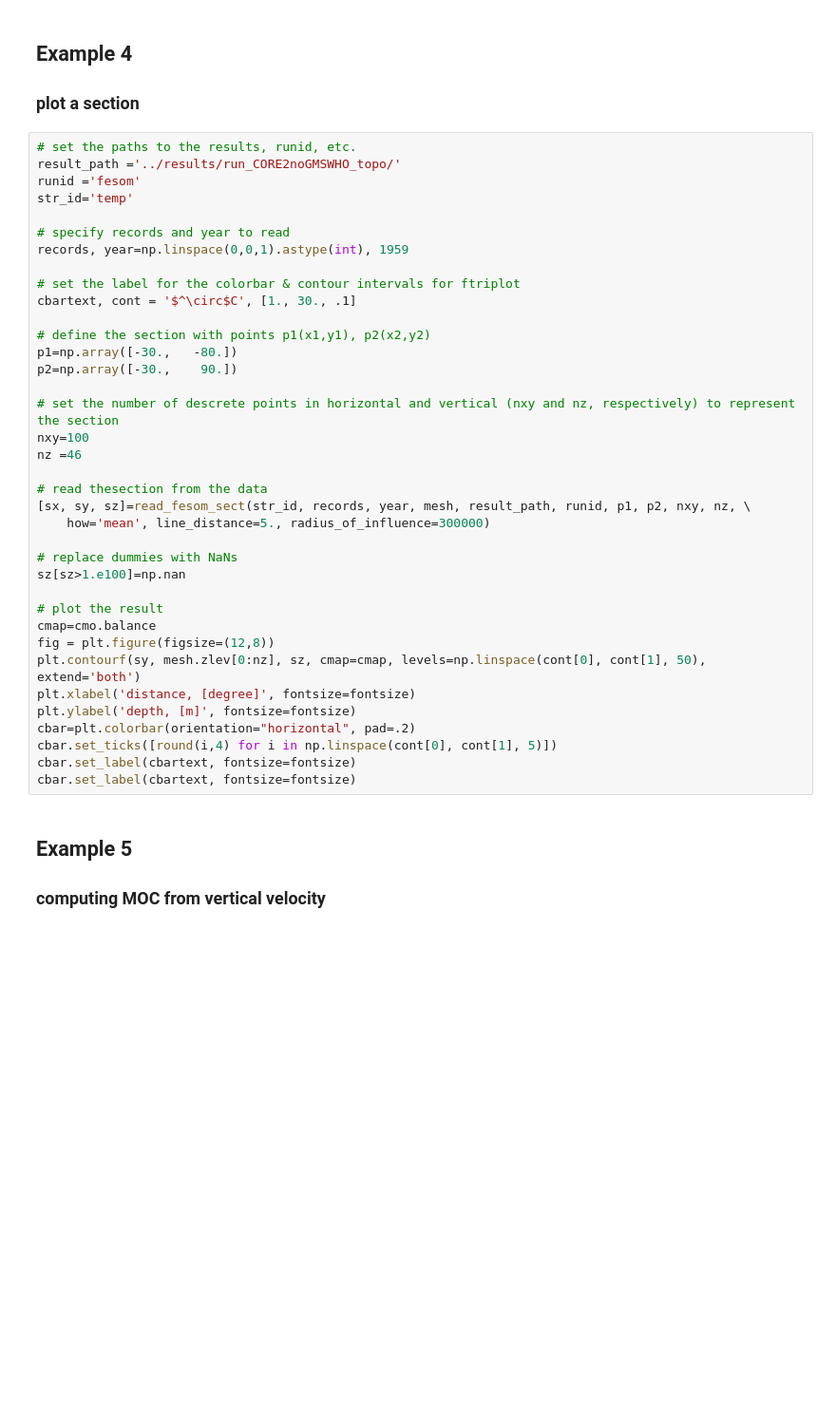
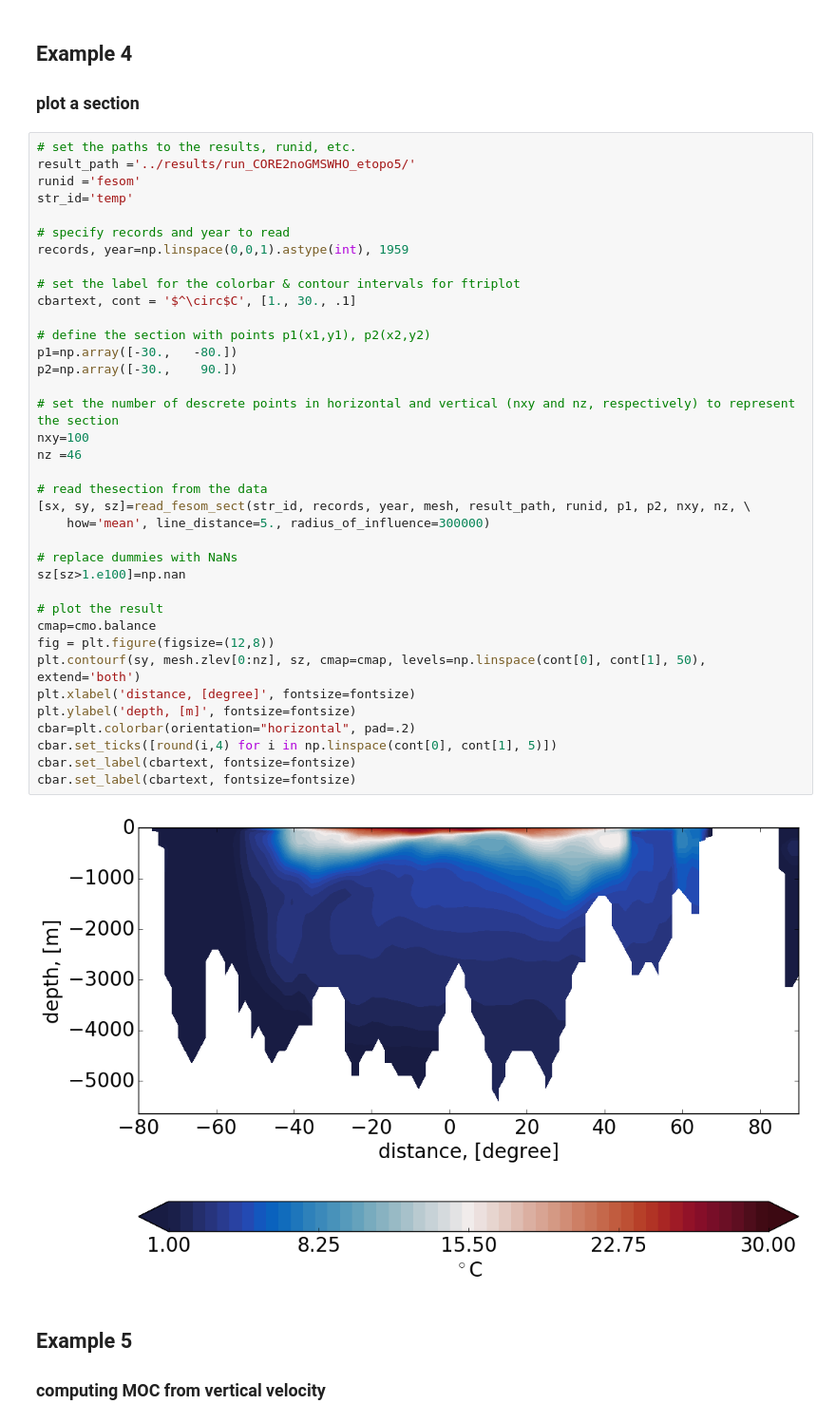
Before and after one commit to FESOM/fesom2, a Jupyter notebook: view/plot_main.ipynb, the cells around one changed output. Shown at 95% size. Cells and saved outputs as stored; diff of their text form; blank space fills up the shorter version.

```diff
--- a/view/plot_main.ipynb
+++ b/view/plot_main.ipynb
@@ -172,7 +185,7 @@ cbar.ax.tick_params(labelsize=22)
 ### plot a section
 # %%
 # set the paths to the results, runid, etc.
-result_path ='../results/run_CORE2noGMSWHO_topo/'
+result_path ='../results/run_CORE2noGMSWHO_etopo5/'
 runid ='fesom'
 str_id='temp'
 
@@ -180,33 +193,35 @@ str_id='temp'
 records, year=np.linspace(0,0,1).astype(int), 1959
 
 # set the label for the colorbar & contour intervals for ftriplot
 cbartext, cont = '$^\circ$C', [1., 30., .1]
 
 # define the section with points p1(x1,y1), p2(x2,y2)
 p1=np.array([-30.,   -80.])
 p2=np.array([-30.,    90.])
 
 # set the number of descrete points in horizontal and vertical (nxy and nz, respectively) to represent the section
 nxy=100
 nz =46
 
 # read thesection from the data
 [sx, sy, sz]=read_fesom_sect(str_id, records, year, mesh, result_path, runid, p1, p2, nxy, nz, \
     how='mean', line_distance=5., radius_of_influence=300000)
 
 # replace dummies with NaNs
 sz[sz>1.e100]=np.nan
 
 # plot the result
 cmap=cmo.balance
 fig = plt.figure(figsize=(12,8))
 plt.contourf(sy, mesh.zlev[0:nz], sz, cmap=cmap, levels=np.linspace(cont[0], cont[1], 50), extend='both')
 plt.xlabel('distance, [degree]', fontsize=fontsize)
 plt.ylabel('depth, [m]', fontsize=fontsize)
 cbar=plt.colorbar(orientation="horizontal", pad=.2)
 cbar.set_ticks([round(i,4) for i in np.linspace(cont[0], cont[1], 5)])
 cbar.set_label(cbartext, fontsize=fontsize)
 cbar.set_label(cbartext, fontsize=fontsize)
+# %% [output]
+[figure, added]
 # %% [markdown]
 ## Example 5
 ### computing MOC from vertical velocity
```
Also changed, not shown: parts of 8 cells of this notebook.
